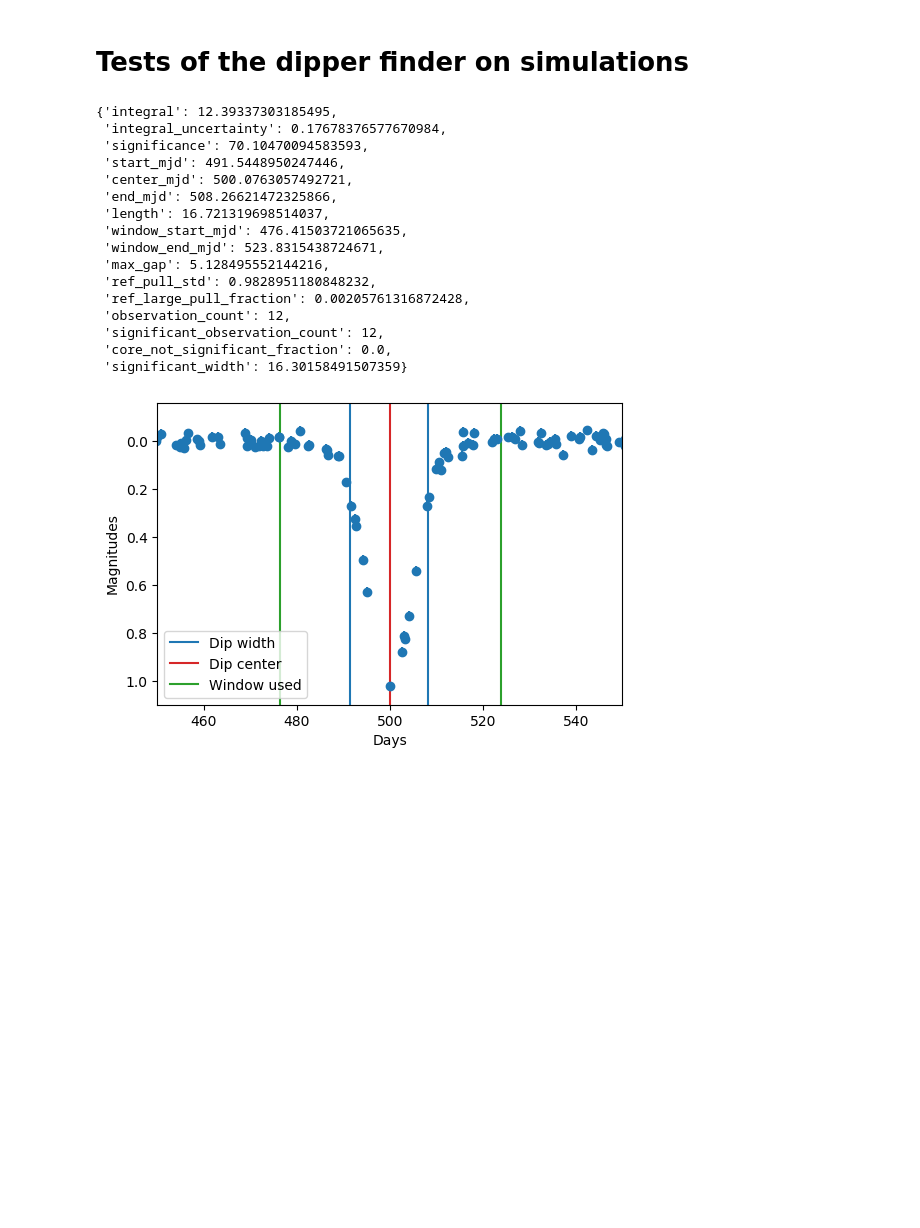
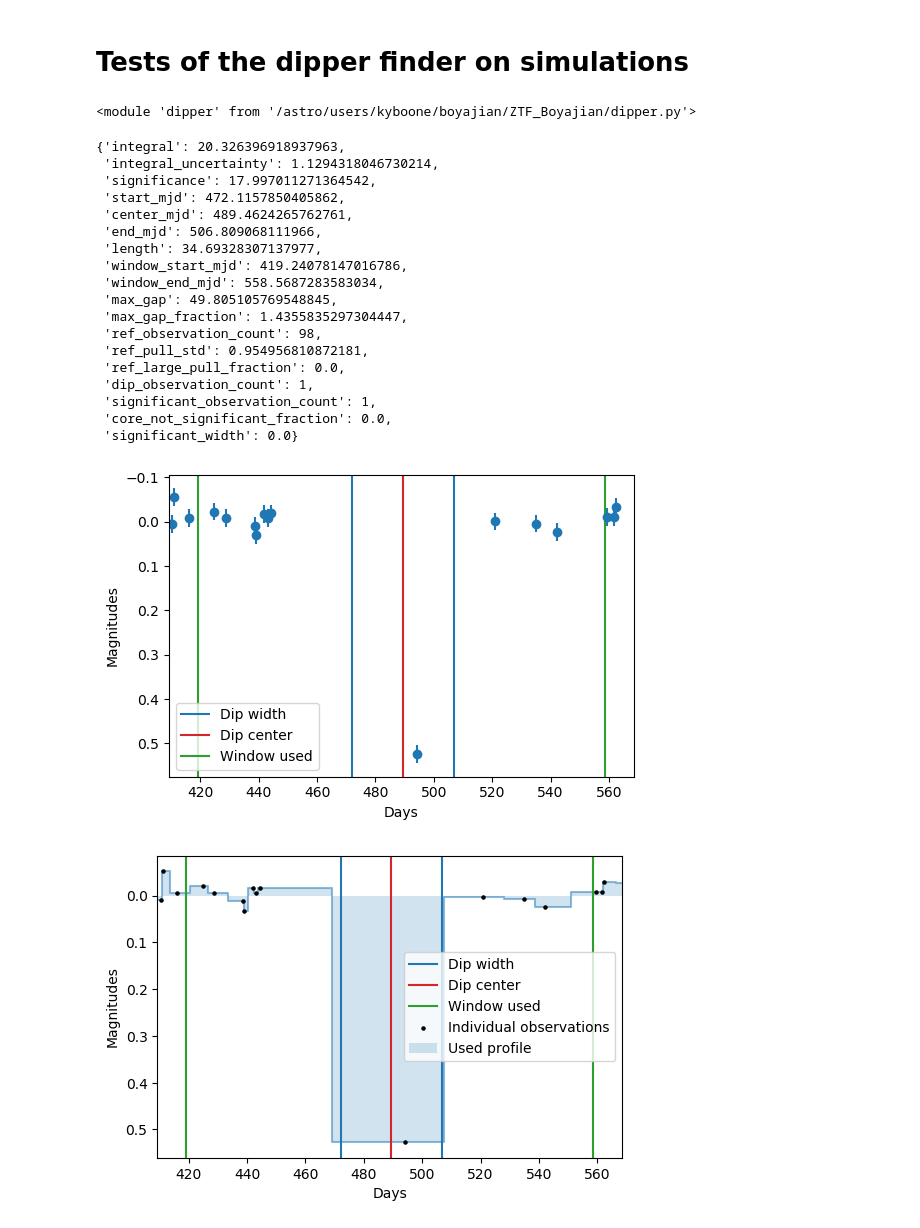
Before and after one commit to dirac-institute/ZTF_Boyajian, a Jupyter notebook: dipper_detection.ipynb, the cells around one changed output. Saved outputs shown, nothing was run; the diff lists cells and outputs as text; code cells hidden in the pictures; blank space fills up the shorter version.

```diff
--- a/dipper_detection.ipynb
+++ b/dipper_detection.ipynb
@@ -196,3 +196,9 @@ def simulate_light_curve(N=1000, err=0.02, width=5, depth=1):
     y += depth * np.exp(-(x-500)**2 / 2 / width**2)
 
     return x, y, yerr
+# %%
+import importlib
+import dipper
+importlib.reload(dipper)
+# %% [output]
+<module 'dipper' from '/astro/users/kyboone/boyajian/ZTF_Boyajian/dipper.py'>
@@ -199,41 +207,58 @@ def simulate_light_curve(N=1000, err=0.02, width=5, depth=1):
 # %%
 # Basic sim
-x, y, yerr = simulate_light_curve()
+x, y, yerr = simulate_light_curve(100)
 
 res = dipper.measure_dip(x, y, yerr)
 
+def annotate_plot():
+    plt.axvline(res['start_mjd'], label='Dip width')
+    plt.axvline(res['center_mjd'], c='C3', label='Dip center')
+    plt.axvline(res['end_mjd'])
+    plt.axvline(res['window_start_mjd'], c='C2', label='Window used')
+    plt.axvline(res['window_end_mjd'], c='C2')
+
+    plt.xlim(res['window_start_mjd'] - 10, res['window_end_mjd'] + 10)
+    plt.gca().invert_yaxis()
+
+    plt.legend()
+    plt.xlabel('Days')
+    plt.ylabel('Magnitudes')
+
 plt.figure(dpi=100)
 plt.errorbar(x, y, yerr, fmt='o')
-plt.gca().invert_yaxis()
+annotate_plot()
 
-plt.axvline(res['start_mjd'], label='Dip width')
-plt.axvline(res['center_mjd'], c='C3', label='Dip center')
-plt.axvline(res['end_mjd'])
+res_parsed = dipper.measure_dip(x, y, yerr, return_parsed_observations=True)
+if len(res_parsed) > 0:
+    mjd = res_parsed['parsed_mjd']
+    mag = res_parsed['parsed_mag']
+    magerr = res_parsed['parsed_magerr']
 
-plt.axvline(res['window_start_mjd'], c='C2', label='Window used')
-plt.axvline(res['window_end_mjd'], c='C2')
-plt.xlim(450, 550)
-
-plt.legend()
-plt.xlabel('Days')
-plt.ylabel('Magnitudes')
+    plt.figure(dpi=100)
+    plt.scatter(mjd, mag, s=5, c='k', zorder=3, label='Individual observations')
+    plt.fill_between(mjd, mag, step='mid', alpha=0.2, label='Used profile')
+    plt.plot(mjd, mag, drawstyle='steps-mid', alpha=0.5)
+    annotate_plot()
 
 res
 # %% [output]
-{'integral': 12.39337303185495,
- 'integral_uncertainty': 0.17678376577670984,
- 'significance': 70.10470094583593,
- 'start_mjd': 491.5448950247446,
- 'center_mjd': 500.0763057492721,
- 'end_mjd': 508.26621472325866,
- 'length': 16.721319698514037,
- 'window_start_mjd': 476.41503721065635,
- 'window_end_mjd': 523.8315438724671,
- 'max_gap': 5.128495552144216,
- 'ref_pull_std': 0.9828951180848232,
- 'ref_large_pull_fraction': 0.00205761316872428,
- 'observation_count': 12,
- 'significant_observation_count': 12,
+{'integral': 20.326396918937963,
+ 'integral_uncertainty': 1.1294318046730214,
+ 'significance': 17.997011271364542,
+ 'start_mjd': 472.1157850405862,
+ 'center_mjd': 489.4624265762761,
+ 'end_mjd': 506.809068111966,
+ 'length': 34.69328307137977,
+ 'window_start_mjd': 419.24078147016786,
+ 'window_end_mjd': 558.5687283583034,
+ 'max_gap': 49.805105769548845,
+ 'max_gap_fraction': 1.4355835297304447,
+ 'ref_observation_count': 98,
+ 'ref_pull_std': 0.954956810872181,
+ 'ref_large_pull_fraction': 0.0,
+ 'dip_observation_count': 1,
+ 'significant_observation_count': 1,
  'core_not_significant_fraction': 0.0,
- 'significant_width': 16.30158491507359}
+ 'significant_width': 0.0}
-[figure, old version]
+[figure, new version]
+[figure, added]
```
Also changed, not shown: parts of 7 cells of this notebook, 1 other file.
